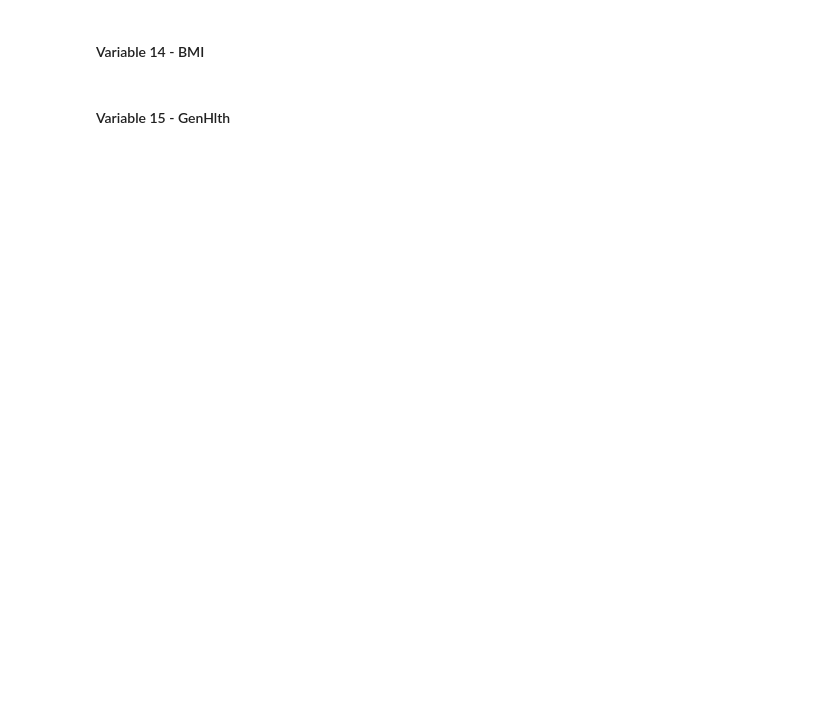
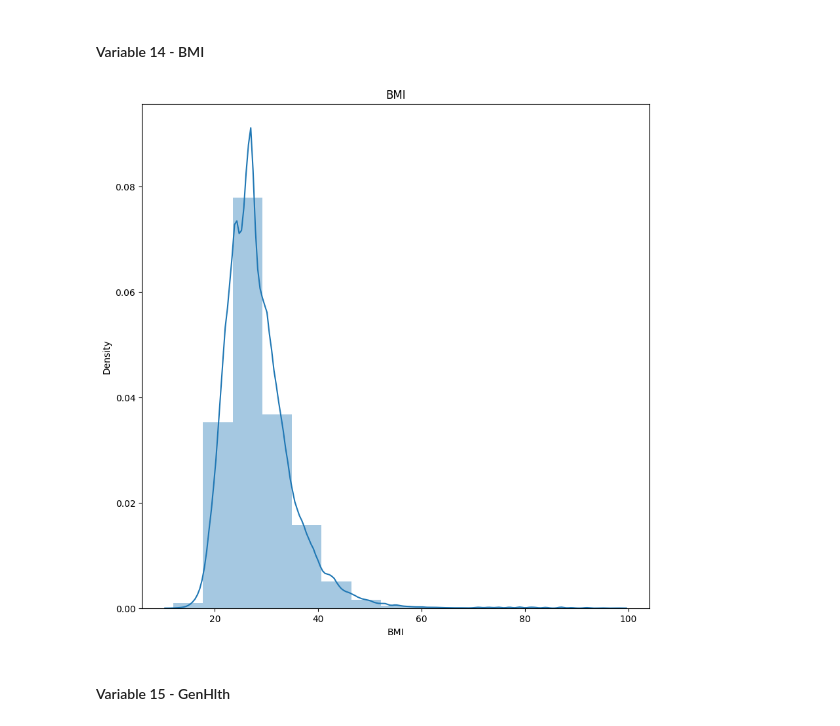
Before and after one commit to RileyLeo/Diabetes-Prediction-ML, a Jupyter notebook: notebook.ipynb, the cells around one changed output. Drawn from its saved outputs; the diff is of its cells as text; code cells hidden in the pictures; blank space fills up the shorter version.

```diff
--- a/notebook.ipynb
+++ b/notebook.ipynb
@@ -61,3 +74,12 @@ def create_pi_chart_for_categorical_variables(df, column_name, title):
+# %%
+def create_histogram(df, column_name, title, bins):
+    """
+    This function creates histogram for continuous variables.
+    """
+    plt.figure(figsize=(10, 10))
+    sns.distplot(df[column_name], kde=True, bins=bins)
+    plt.title(title)
+    plt.show()
 # %% [markdown]
 # Exploratory Data Analysis (EDA)
 # %% [markdown]
@@ -504,4 +546,8 @@ numeric_variables = ['BMI', 'GenHlth', 'MentHlth', 'PhysHlth', 'Age', 'Education
 # %% [markdown]
 #### Variable 14 - BMI
+# %%
+create_histogram(diabetes_health_indicators_data_after_feature_selection, 'BMI', 'BMI',15)
+# %% [output]
+[figure, added]
 # %% [markdown]
 #### Variable 15 - GenHlth
```
Also changed, not shown: parts of 9 cells of this notebook, 1 other file.
